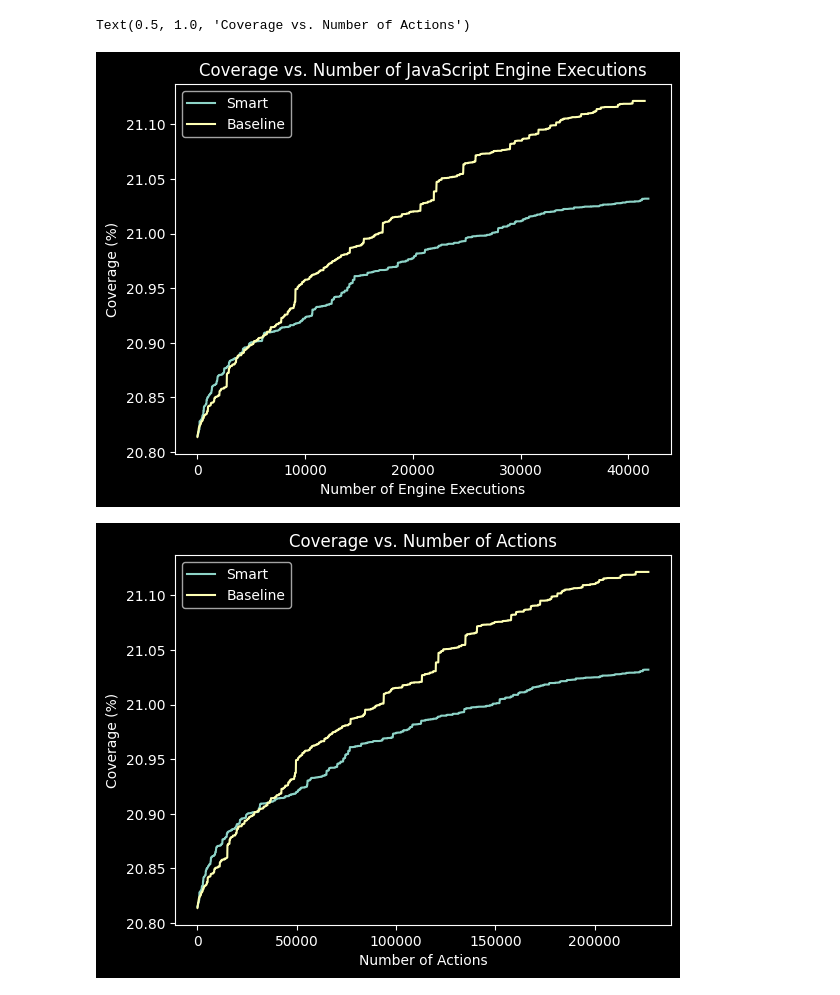
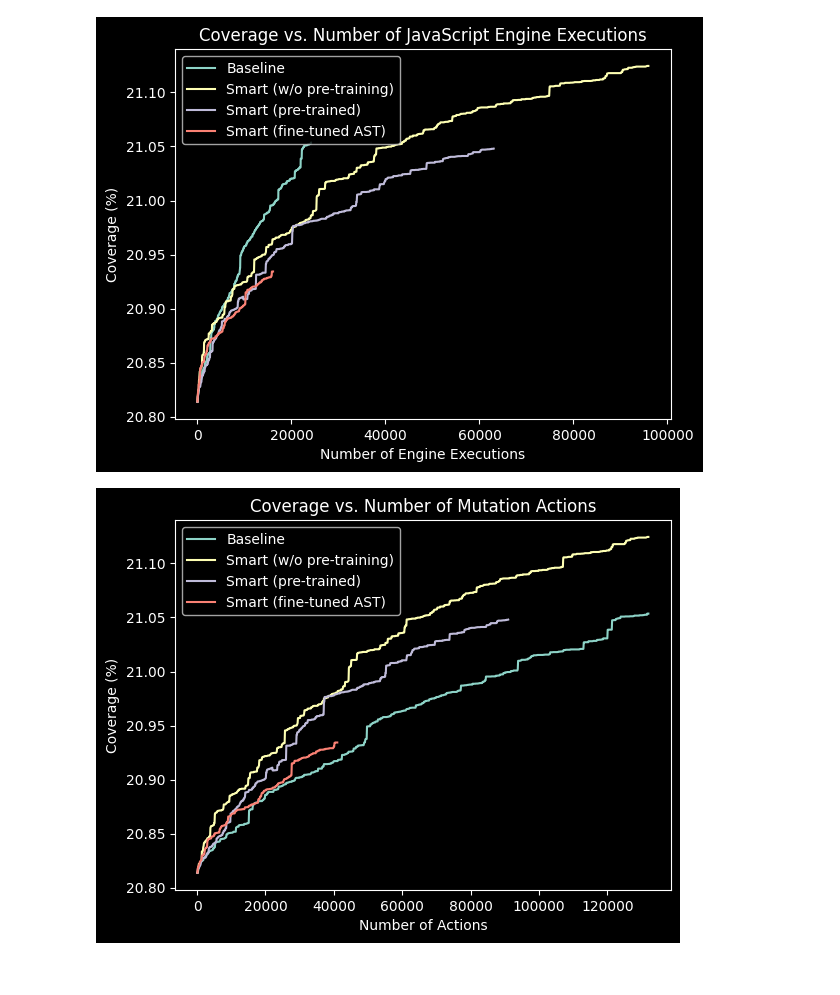
Before and after one commit to PranavMaganti/JEFRL, a Jupyter notebook: src/stats.ipynb, the cells around one changed output. Saved outputs shown, nothing was run; the diff lists cells and outputs as text; code cells hidden in the pictures.

```diff
--- a/src/stats.ipynb
+++ b/src/stats.ipynb
@@ -97,0 +48,6 @@ Number of episodes: smart: 7825, baseline: 25441
+# %%
+run_data = []
+
+for folder, step in zip(data_folders, latest_steps):
+    with open(folder / f"run_data_{step}.pkl", "rb") as f:
+        run_data.append(pickle.load(f))
@@ -98,38 +86,44 @@ Number of episodes: smart: 7825, baseline: 25441
 # %%
-smart_x_exec = []
-smart_x_action = []
-smart_y = []
+execs = []
+actions = []
+coverages = []
 
-baseline_x_exec = []
-baseline_x_action = []
-baseline_y = []
+for data in run_data:
+    run_execs = []
+    run_actions = []
+    run_coverage = []
 
-for (execution, num_actions), coverage in smart_execution_coverage.items():
-    smart_x_exec.append(execution)
-    smart_x_action.append(num_actions)
-    smart_y.append(coverage * 100)
+    for (execution, num_actions), coverage in data["execution_coverage"].items():
+        run_execs.append(execution)
+        run_actions.append(num_actions)
+        run_coverage.append(coverage * 100)
 
-for (execution, num_actions), coverage in baseline_execution_coverage.items():
-    baseline_x_exec.append(execution)
-    baseline_x_action.append(num_actions)
-    baseline_y.append(coverage * 100)
+    execs.append(run_execs)
+    actions.append(run_actions)
+    coverages.append(run_coverage)
 
 plt.figure()
-sns.lineplot(x=smart_x_exec, y=smart_y, label="Smart")
-sns.lineplot(x=baseline_x_exec, y=baseline_y, label="Baseline")
 plt.xlabel("Number of Engine Executions")
 plt.ylabel("Coverage (%)")
 plt.title("Coverage vs. Number of JavaScript Engine Executions")
+
+for i, label in enumerate(data_labels):
+    sns.lineplot(x=execs[i], y=coverages[i], label=label)
+
 plt.legend(loc="upper left")
+plt.show()
 
 plt.figure()
-sns.lineplot(x=smart_x_action, y=smart_y, label="Smart")
-sns.lineplot(x=baseline_x_action, y=baseline_y, label="Baseline")
 plt.xlabel("Number of Actions")
 plt.ylabel("Coverage (%)")
-plt.title("Coverage vs. Number of Actions")
+plt.title("Coverage vs. Number of Mutation Actions")
+
+for i, label in enumerate(data_labels):
+    sns.lineplot(x=actions[i], y=coverages[i], label=label)
+
+plt.legend(loc="upper left")
+plt.show()
 # %% [output]
-Text(0.5, 1.0, 'Coverage vs. Number of Actions')
-[figure, old version]
+[figure, new version]
-[figure, old version]
+[figure, new version]
 # %%
```
Also changed, not shown: parts of 16 cells of this notebook, 7 other files.
